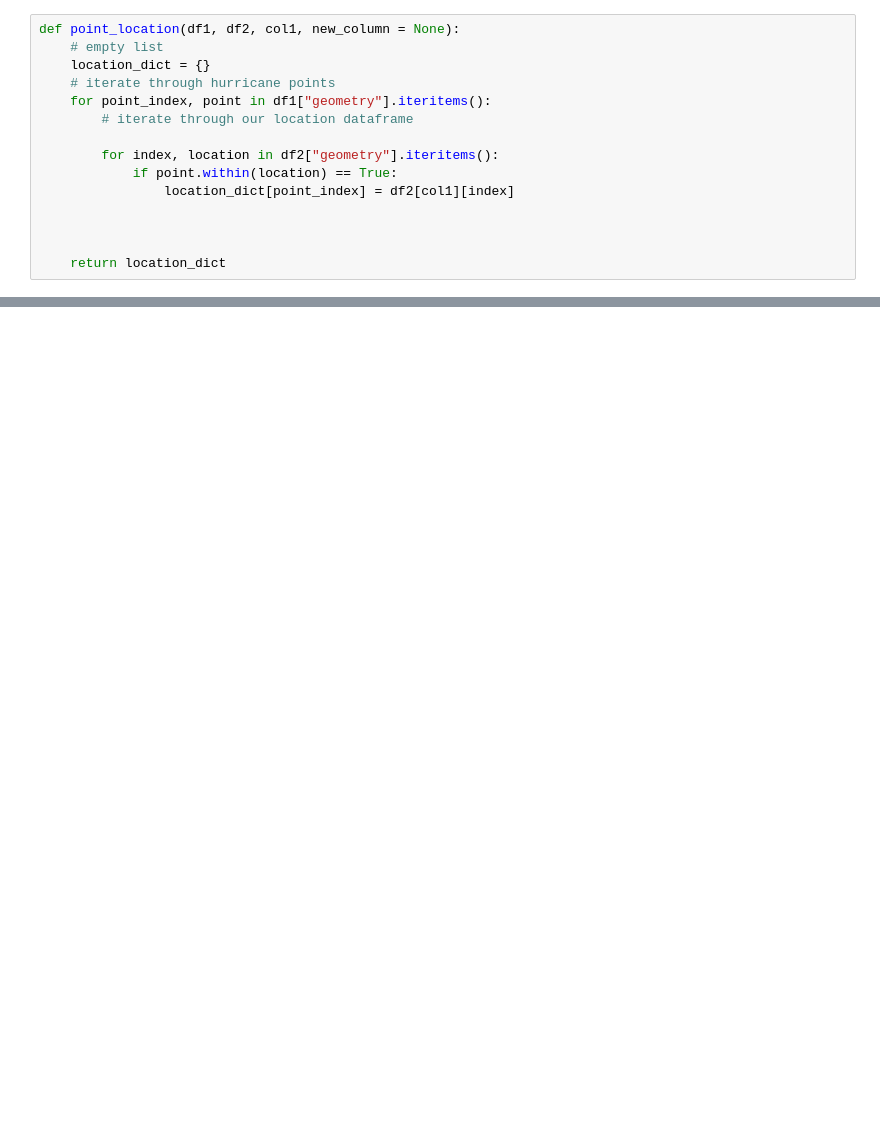
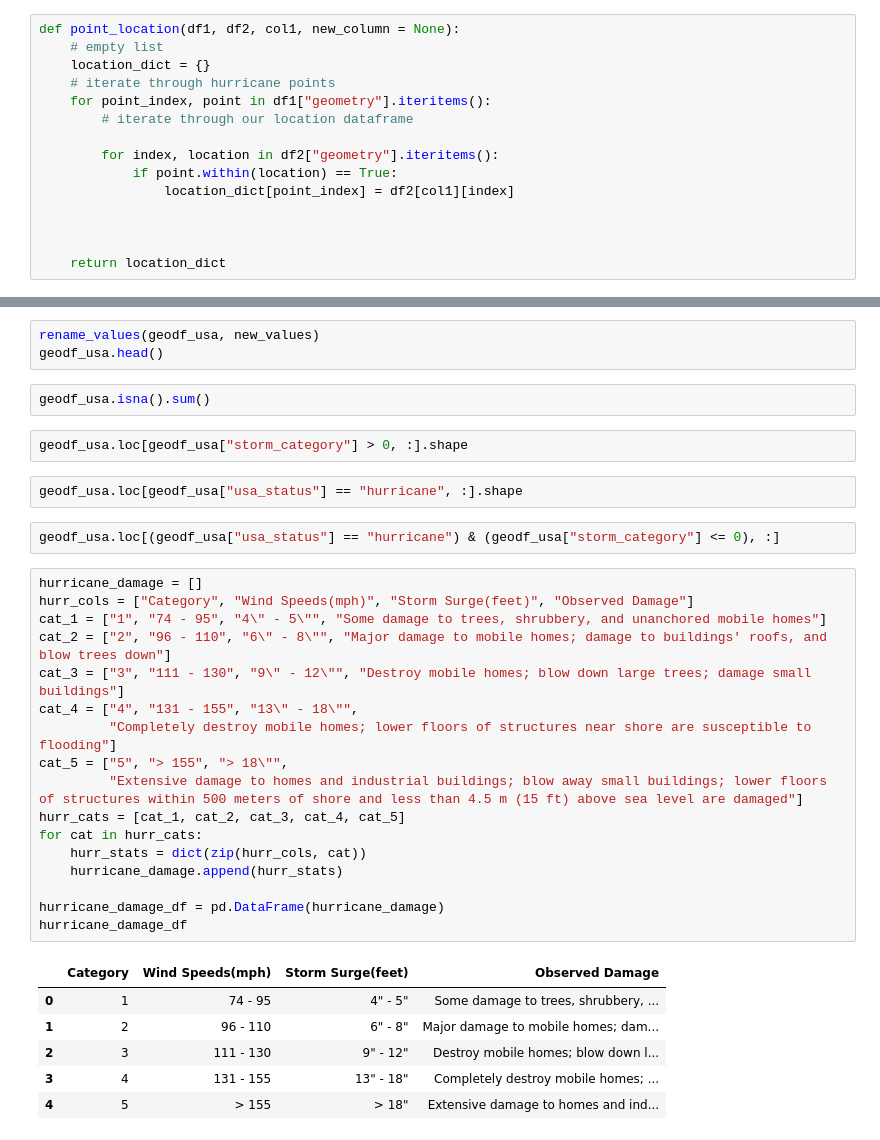
Before and after one commit to jlu90/Mapping-Dual-Risk-Hurricanes-and-COVID, a Jupyter notebook: uri/Uri Notebook.ipynb, the cells around one changed output, grey strips where cells are left out. Saved outputs shown, nothing was run; the diff lists cells and outputs as text; blank space fills up the shorter version.

```diff
--- a/uri/Uri Notebook.ipynb
+++ b/uri/Uri Notebook.ipynb
@@ -287,0 +228,35 @@ covid_and_hurr.shape
+# %%
+rename_values(geodf_usa, new_values)
+geodf_usa.head()
+# %%
+geodf_usa.isna().sum()
+# %%
+geodf_usa.loc[geodf_usa["storm_category"] > 0, :].shape
+# %%
+geodf_usa.loc[geodf_usa["usa_status"] == "hurricane", :].shape
+# %%
+geodf_usa.loc[(geodf_usa["usa_status"] == "hurricane") & (geodf_usa["storm_category"] <= 0), :]
+# %%
+hurricane_damage = []
+hurr_cols = ["Category", "Wind Speeds(mph)", "Storm Surge(feet)", "Observed Damage"]
+cat_1 = ["1", "74 - 95", "4\" - 5\"", "Some damage to trees, shrubbery, and unanchored mobile homes"]
+cat_2 = ["2", "96 - 110", "6\" - 8\"", "Major damage to mobile homes; damage to buildings' roofs, and blow trees down"]
+cat_3 = ["3", "111 - 130", "9\" - 12\"", "Destroy mobile homes; blow down large trees; damage small buildings"]
+cat_4 = ["4", "131 - 155", "13\" - 18\"",
+         "Completely destroy mobile homes; lower floors of structures near shore are susceptible to flooding"]
+cat_5 = ["5", "> 155", "> 18\"",
+         "Extensive damage to homes and industrial buildings; blow away small buildings; lower floors of structures within 500 meters of shore and less than 4.5 m (15 ft) above sea level are damaged"]
+hurr_cats = [cat_1, cat_2, cat_3, cat_4, cat_5]
+for cat in hurr_cats:
+    hurr_stats = dict(zip(hurr_cols, cat))
+    hurricane_damage.append(hurr_stats)
+
+hurricane_damage_df = pd.DataFrame(hurricane_damage)
+hurricane_damage_df
+# %% [output]
+|  | Category | Wind Speeds(mph) | Storm Surge(feet) | Observed Damage |
+| 0 | 1 | 74 - 95 | 4" - 5" | Some damage to trees, shrubbery, ... |
+| 1 | 2 | 96 - 110 | 6" - 8" | Major damage to mobile homes; dam... |
+| 2 | 3 | 111 - 130 | 9" - 12" | Destroy mobile homes; blow down l... |
+| 3 | 4 | 131 - 155 | 13" - 18" | Completely destroy mobile homes; ... |
+| 4 | 5 | > 155 | > 18" | Extensive damage to homes and ind... |
```
Also changed, not shown: parts of 40 cells of this notebook, 2 other files.
